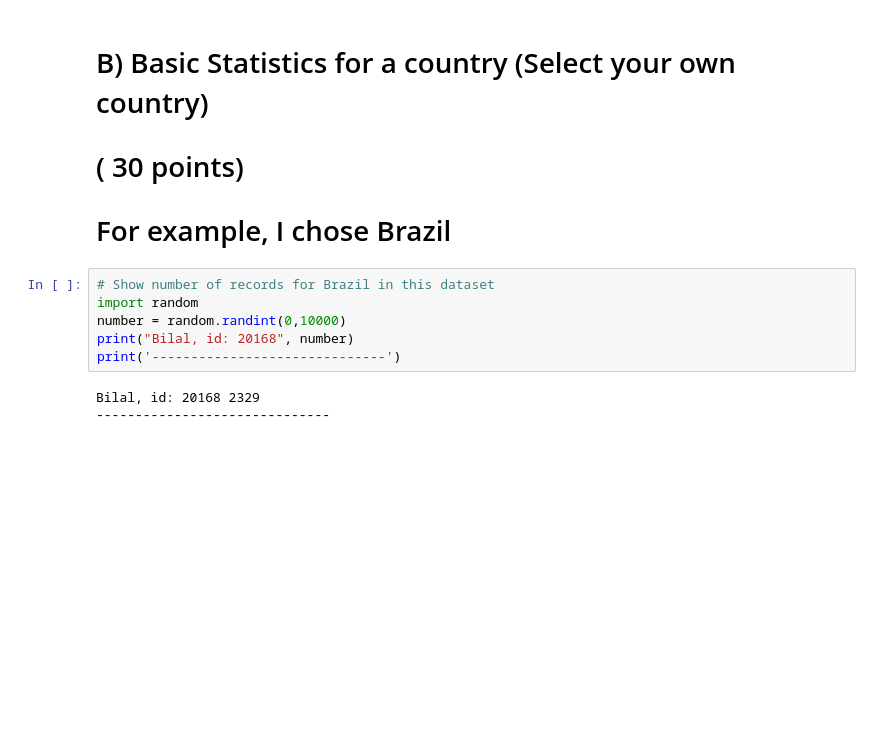
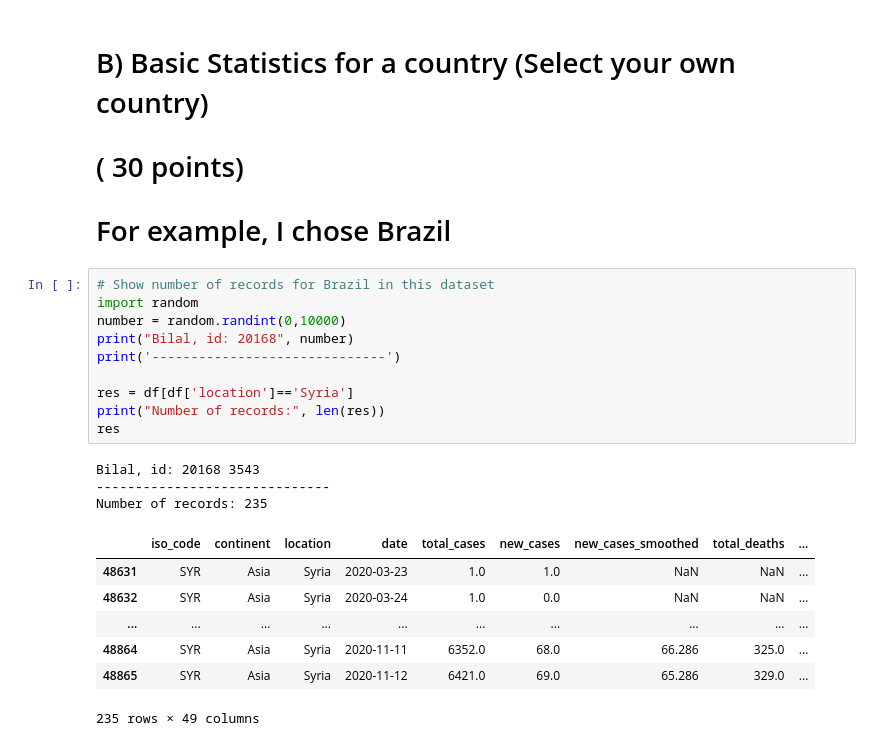
Before and after one commit to mi20168/Data-Analysis, a Jupyter notebook: CI280 - Final Project Part A - Basic DataFrame and Filtering - Finished.ipynb, the cells around one changed output. Drawn from its saved outputs; the diff is of its cells as text; blank space fills up the shorter version.

```diff
--- a/CI280 - Final Project Part A - Basic DataFrame and Filtering - Finished.ipynb
+++ b/CI280 - Final Project Part A - Basic DataFrame and Filtering - Finished.ipynb
@@ -279,12 +279,24 @@ The average life_expectancy of the world:  74
 # %%
 # Show number of records for Brazil in this dataset
 import random
 number = random.randint(0,10000)
 print("Bilal, id: 20168", number)
 print('------------------------------')
+
+res = df[df['location']=='Syria']
+print("Number of records:", len(res))
+res
 # %% [output]
-Bilal, id: 20168 2329
+Bilal, id: 20168 3543
 ------------------------------
+Number of records: 235
+|  | iso_code | continent | location | date | total_cases | new_cases | new_cases_smoothed | total_deaths | ... |
+| 48631 | SYR | Asia | Syria | 2020-03-23 | 1.0 | 1.0 | NaN | NaN | ... |
+| 48632 | SYR | Asia | Syria | 2020-03-24 | 1.0 | 0.0 | NaN | NaN | ... |
+| ... | ... | ... | ... | ... | ... | ... | ... | ... | ... |
+| 48864 | SYR | Asia | Syria | 2020-11-11 | 6352.0 | 68.0 | 66.286 | 325.0 | ... |
+| 48865 | SYR | Asia | Syria | 2020-11-12 | 6421.0 | 69.0 | 65.286 | 329.0 | ... |
+235 rows × 49 columns
 # %%
 #1) Show the totol number of covid cases in Brazil ( 3 pts)
 
```
Also changed, not shown: parts of 17 cells of this notebook.
